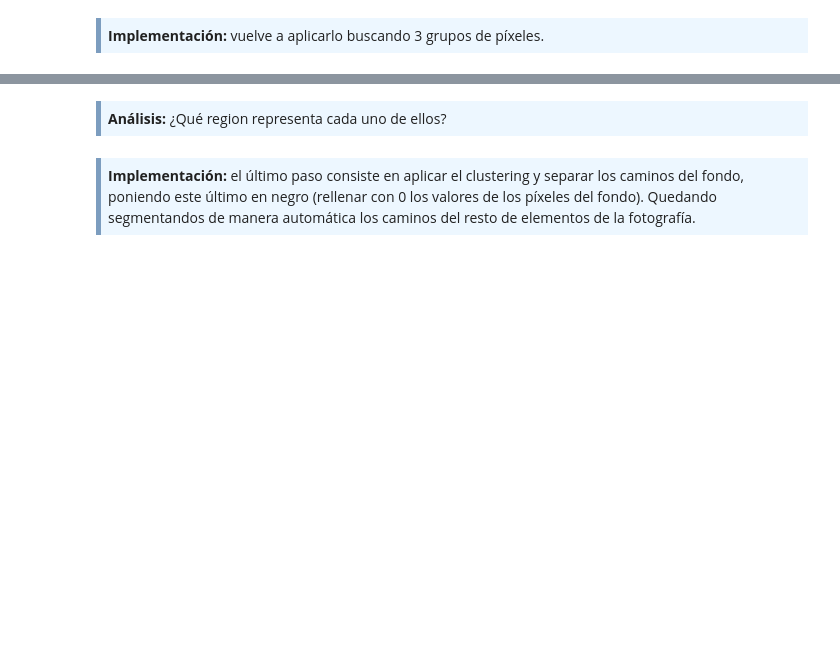
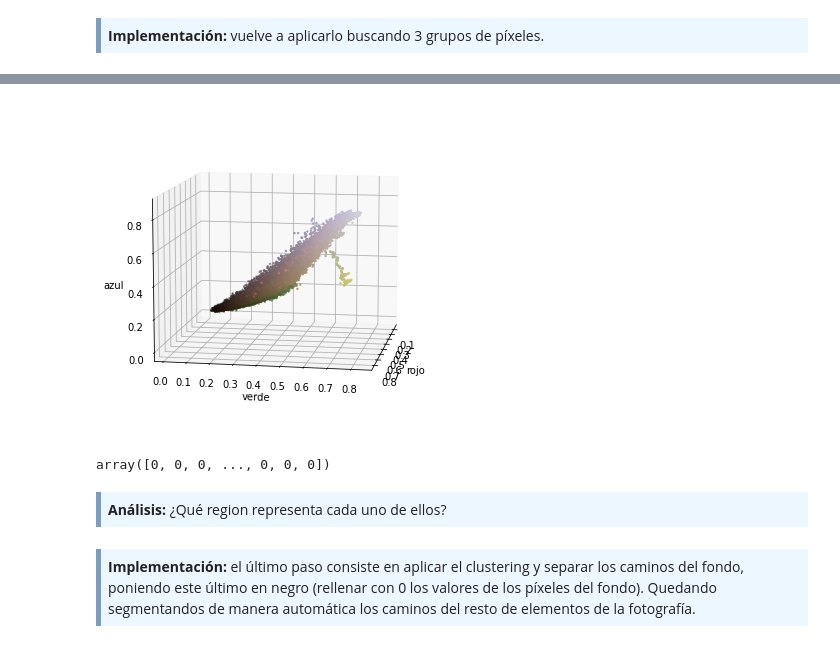
Before and after one commit to franjmelchor/Mod_Av_Min_Datos_PEC2, a Jupyter notebook: code/20202_M2.855_PEC2-Enunciado.ipynb, the cells around one changed output, grey strips where cells are left out. Cells and saved outputs as stored; diff of their text form; code cells hidden in the pictures; blank space fills up the shorter version.

```diff
--- a/code/20202_M2.855_PEC2-Enunciado.ipynb
+++ b/code/20202_M2.855_PEC2-Enunciado.ipynb
@@ -908,0 +940,8 @@ core_samples_mask[dbscan.core_sample_indices_] = True
+# %%
+plot_pixels_3d(X, 10, 10)
+# %% [output]
+[figure, added]
+# %%
+aglom_cluster.labels_.flatten()
+# %% [output]
+array([0, 0, 0, ..., 0, 0, 0])
```
Also changed, not shown: parts of 25 cells of this notebook.
